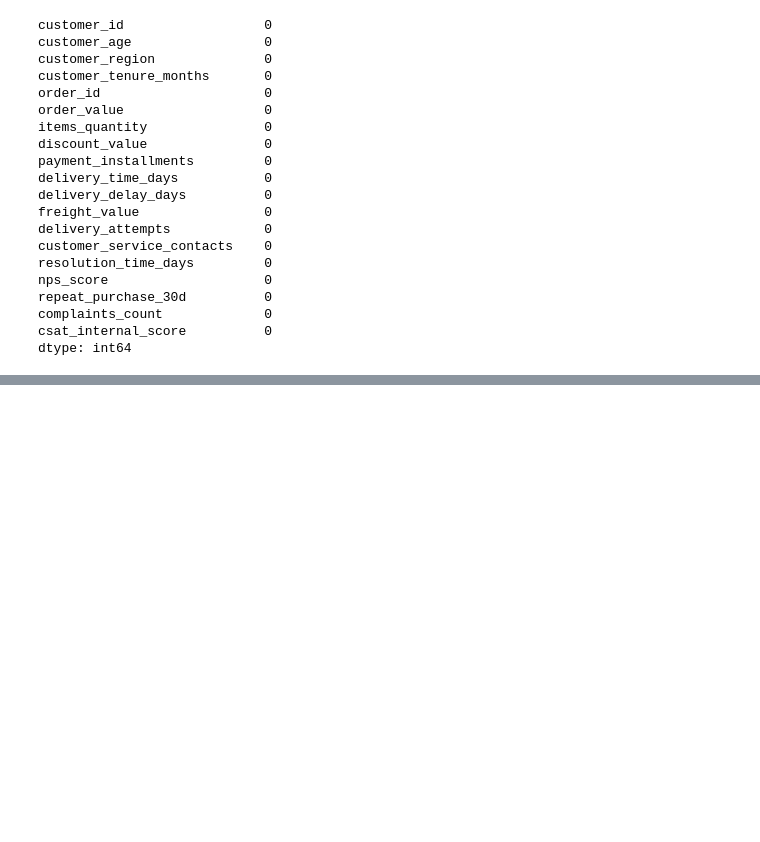
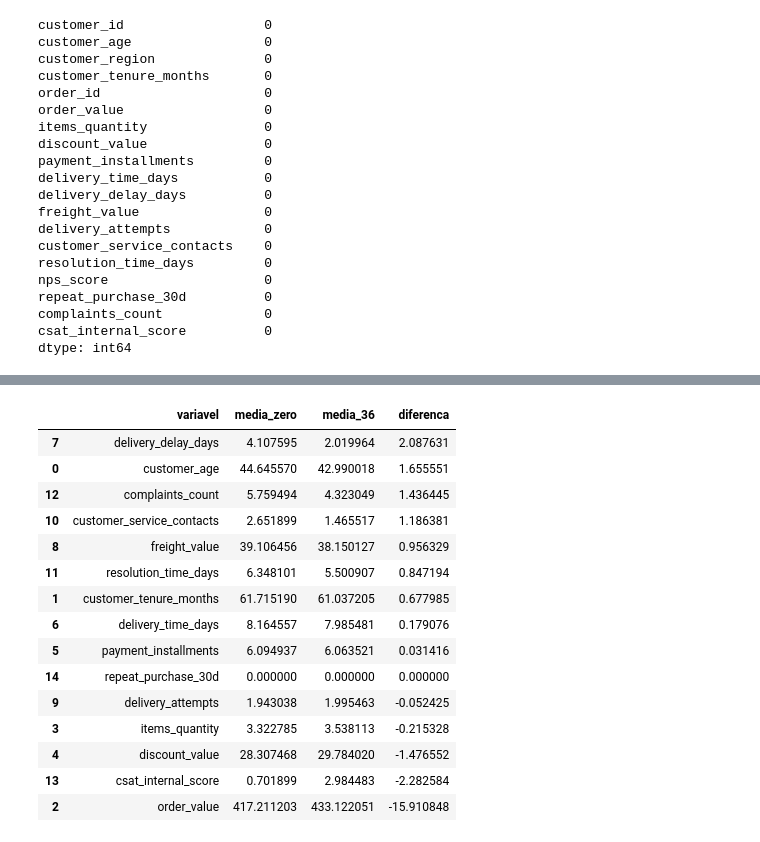
Before and after one commit to guilhermealvdev/nps-preditivo, a Jupyter notebook: notebooks/eda.ipynb, the cells around one changed output, grey strips where cells are left out. Cells and saved outputs as stored; diff of their text form; code cells hidden in the pictures; blank space fills up the shorter version.

```diff
--- a/notebooks/eda.ipynb
+++ b/notebooks/eda.ipynb
@@ -100,0 +282,3 @@ dtype: int64
+# %%
+num_cols = df.select_dtypes(include="number").columns
+num_cols
@@ -100,0 +333,57 @@ dtype: int64
+# %%
+df["is_zero"] = (df["nps_score"] == 0).astype(int)
+# %%
+df["is_36"] = df["nps_score"].between(3, 6).astype(int)
+# %%
+cols_analise = [
+    "customer_age",
+    "customer_tenure_months",
+    "order_value",
+    "items_quantity",
+    "discount_value",
+    "payment_installments",
+    "delivery_time_days",
+    "delivery_delay_days",
+    "freight_value",
+    "delivery_attempts",
+    "customer_service_contacts",
+    "resolution_time_days",
+    "complaints_count",
+    "csat_internal_score",
+    "repeat_purchase_30d"
+]
+# %%
+results = []
+
+for col in cols_analise:
+    mean_zero = df[df["is_zero"] == 1][col].mean()
+    mean_36 = df[df["is_36"] == 1][col].mean()
+    diff = mean_zero - mean_36
+
+    results.append([col, mean_zero, mean_36, diff])
+
+diff_df = pd.DataFrame(
+    results,
+    columns=["variavel", "media_zero", "media_36", "diferenca"]
+)
+
+diff_df = diff_df.sort_values(by="diferenca", ascending=False)
+
+diff_df
+# %% [output]
+|  | variavel | media_zero | media_36 | diferenca |
+| 7 | delivery_delay_days | 4.107595 | 2.019964 | 2.087631 |
+| 0 | customer_age | 44.645570 | 42.990018 | 1.655551 |
+| 12 | complaints_count | 5.759494 | 4.323049 | 1.436445 |
+| 10 | customer_service_contacts | 2.651899 | 1.465517 | 1.186381 |
+| 8 | freight_value | 39.106456 | 38.150127 | 0.956329 |
+| 11 | resolution_time_days | 6.348101 | 5.500907 | 0.847194 |
+| 1 | customer_tenure_months | 61.715190 | 61.037205 | 0.677985 |
+| 6 | delivery_time_days | 8.164557 | 7.985481 | 0.179076 |
+| 5 | payment_installments | 6.094937 | 6.063521 | 0.031416 |
+| 14 | repeat_purchase_30d | 0.000000 | 0.000000 | 0.000000 |
+| 9 | delivery_attempts | 1.943038 | 1.995463 | -0.052425 |
+| 3 | items_quantity | 3.322785 | 3.538113 | -0.215328 |
+| 4 | discount_value | 28.307468 | 29.784020 | -1.476552 |
+| 13 | csat_internal_score | 0.701899 | 2.984483 | -2.282584 |
+| 2 | order_value | 417.211203 | 433.122051 | -15.910848 |
```
Also changed, not shown: parts of 40 cells of this notebook.
